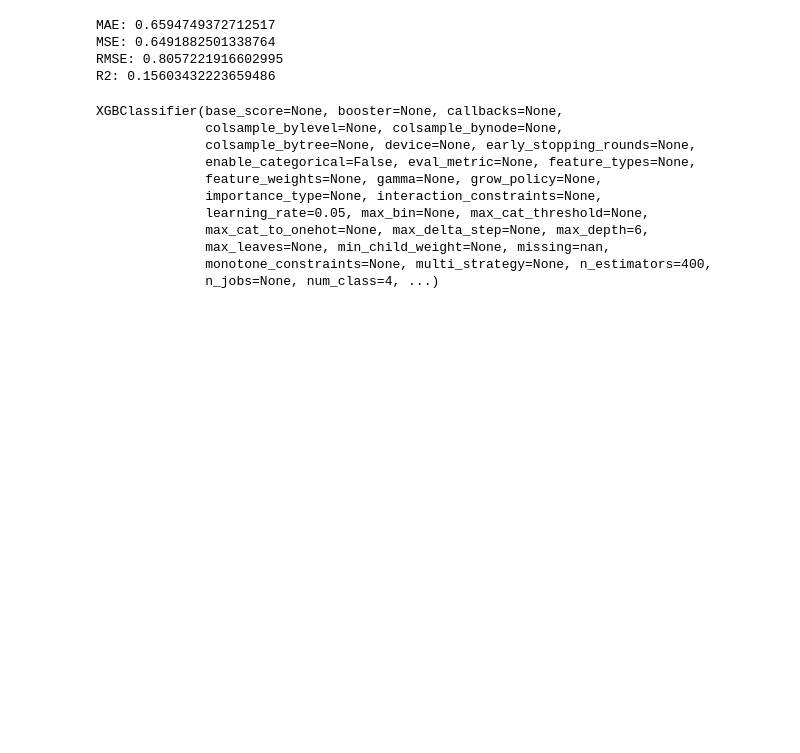
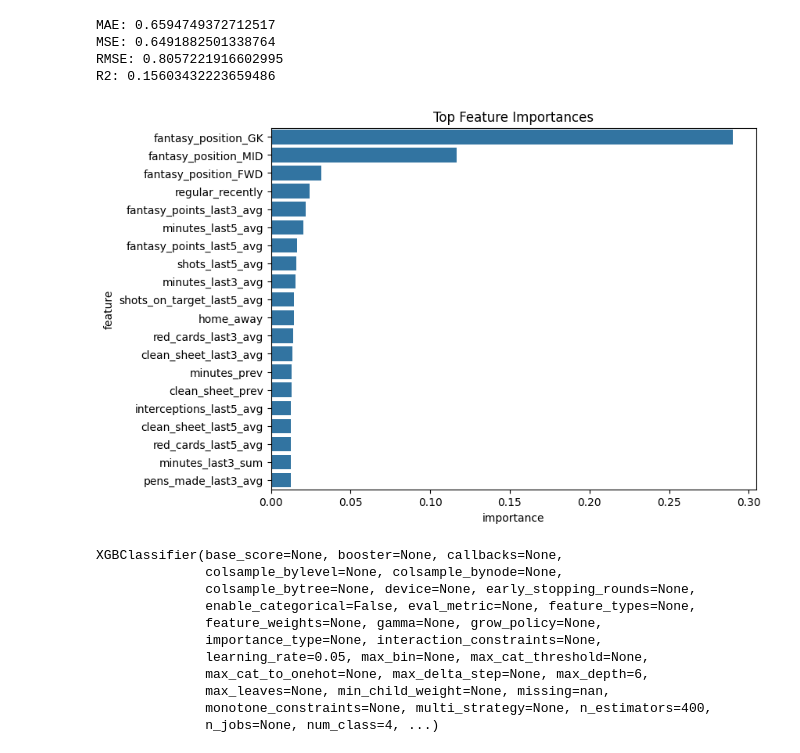
Before and after one commit to JamesMan689/fantasyfinalproject439, a Jupyter notebook: src/model.ipynb, the cells around one changed output. Saved outputs shown, nothing was run; the diff lists cells and outputs as text; code cells hidden in the pictures; blank space fills up the shorter version.

Commit message:
feature importance display

```diff
--- a/src/model.ipynb
+++ b/src/model.ipynb
@@ -125,6 +126,20 @@ MAE: 0.6594749372712517
 MSE: 0.6491882501338764
 RMSE: 0.8057221916602995
 R2: 0.15603432223659486
+# %%
+importance = model.feature_importances_
+
+features = X.columns
+
+features = X_train.columns
+imp_df = pd.DataFrame({'feature': features, 'importance': importance})
+imp_df = imp_df.sort_values('importance', ascending=False).head(20)
+plt.figure(figsize=(8,6))
+sns.barplot(data=imp_df, x='importance', y='feature')
+plt.title("Top Feature Importances")
+plt.show()
+# %% [output]
+[figure, added]
 # %%
 # XGBoost model
 model = XGBClassifier(
```
Also changed, not shown: parts of 1 cell of this notebook.
